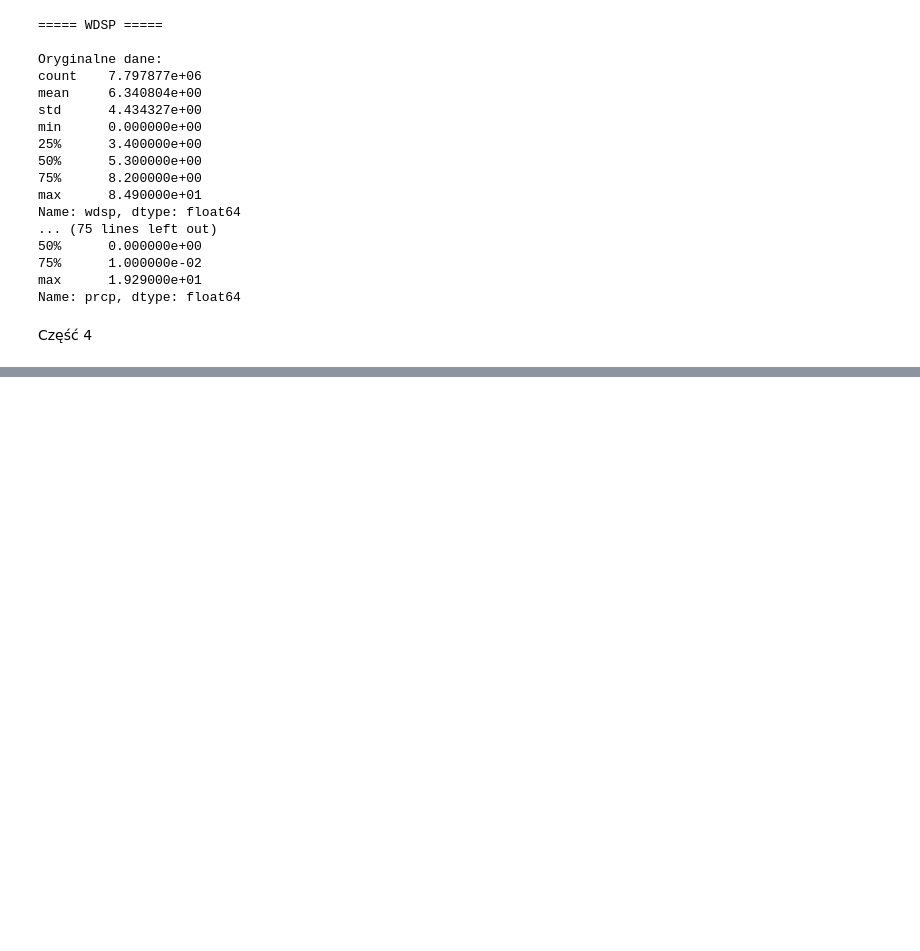
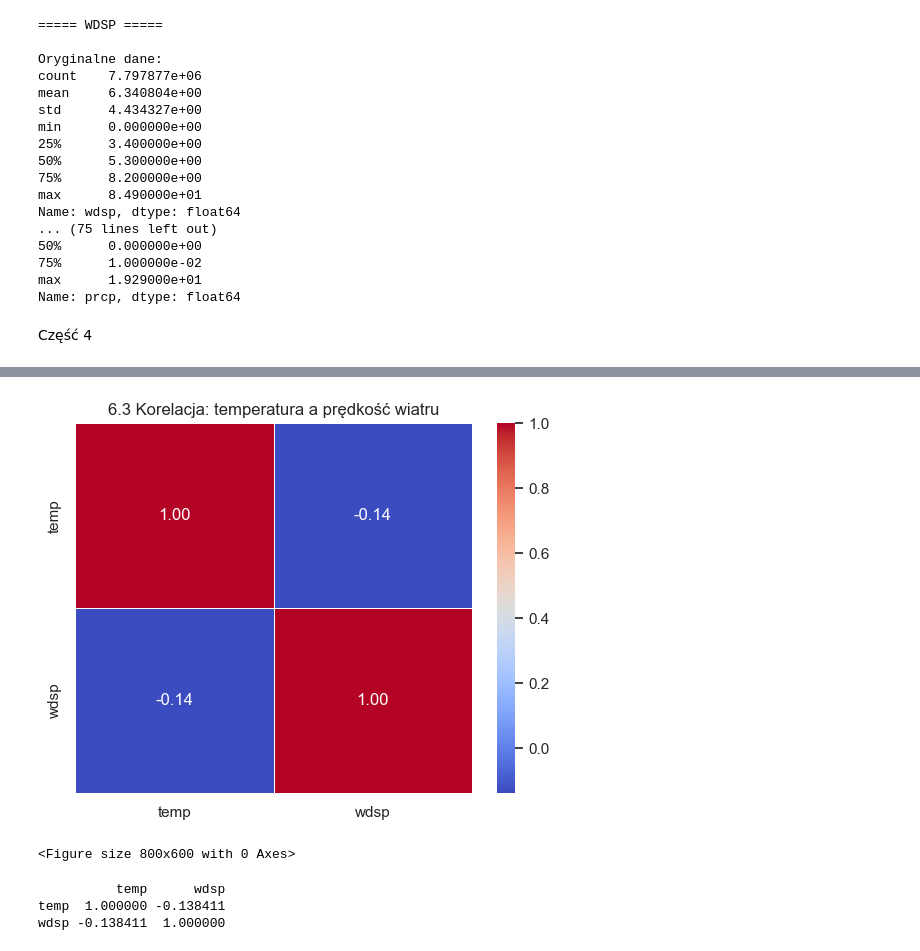
Before and after one commit to awalicki/Big_Data, a Jupyter notebook: Walicki_Dziuba_ZD2.ipynb, the cells around one changed output, grey strips where cells are left out. Cells and saved outputs as stored; diff of their text form; code cells hidden in the pictures; blank space fills up the shorter version.

```diff
--- a/Walicki_Dziuba_ZD2.ipynb
+++ b/Walicki_Dziuba_ZD2.ipynb
@@ -516,0 +576,17 @@ plt.show()
+# %%
+#6.3
+cols_63 = ["temp", "wdsp"]
+
+corr_63 = correlation_heatmap(
+    df,
+    cols_63,
+    "6.3 Korelacja: temperatura a prędkość wiatru"
+)
+
+print(corr_63)
+# %% [output]
+[figure, added]
+<Figure size 800x600 with 0 Axes>
+          temp      wdsp
+temp  1.000000 -0.138411
+wdsp -0.138411  1.000000
```
Also changed, not shown: parts of 10 cells of this notebook.
